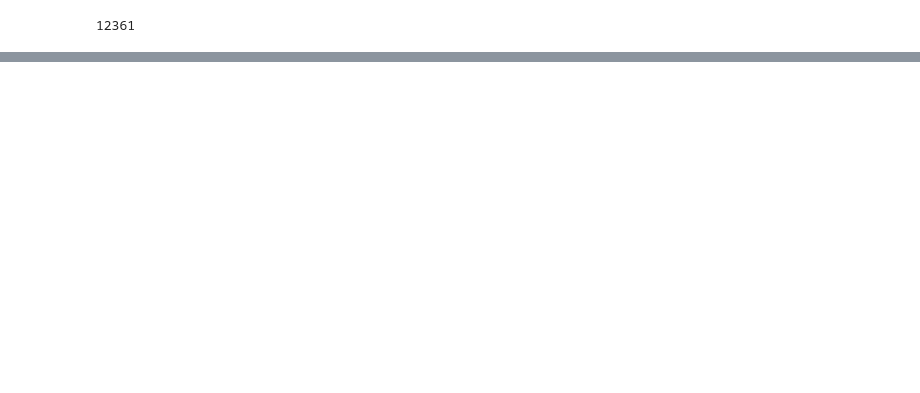
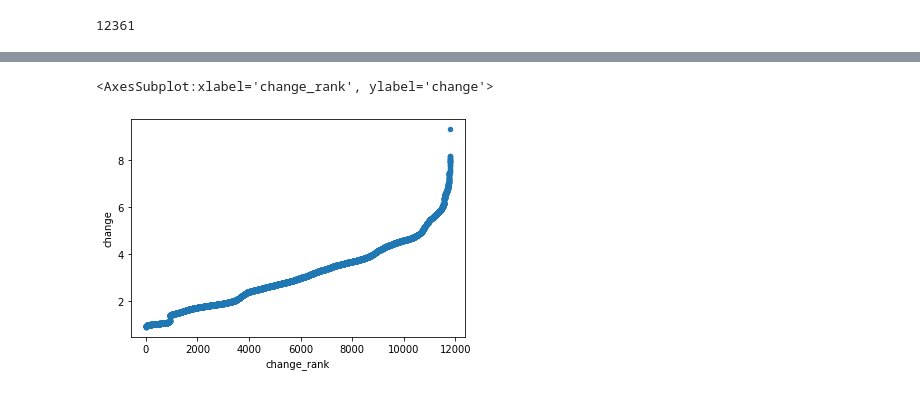
Before and after one commit to areias/viral-escape, a Jupyter notebook: FluBERTa_prediction.ipynb, the cells around one changed output, grey strips where cells are left out. Drawn from its saved outputs; the diff is of its cells as text; code cells hidden in the pictures; blank space fills up the shorter version.

```diff
--- a/FluBERTa_prediction.ipynb
+++ b/FluBERTa_prediction.ipynb
@@ -764,0 +364,6 @@ maticality”
+# %%
+# lower change higher rank
+df.plot.scatter(x='change_rank', y='change')
+# %% [output]
+<AxesSubplot:xlabel='change_rank', ylabel='change'>
+[figure, added]
```
Also changed, not shown: parts of 70 cells of this notebook.
